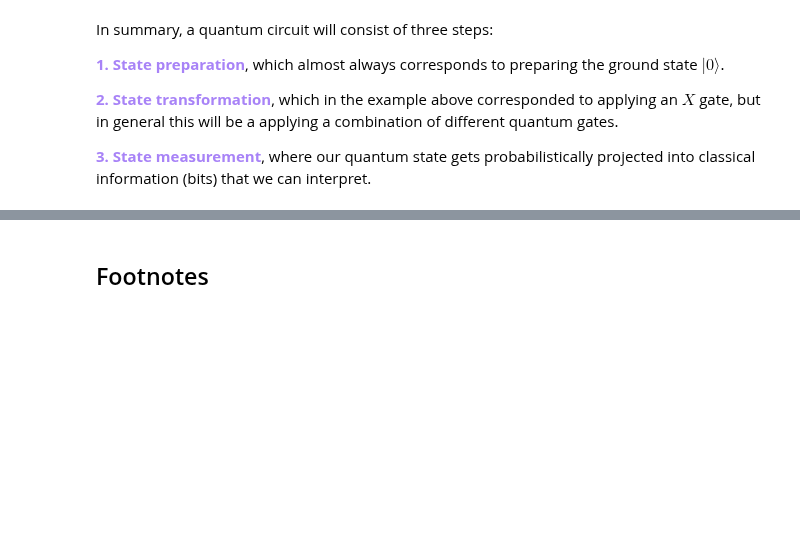
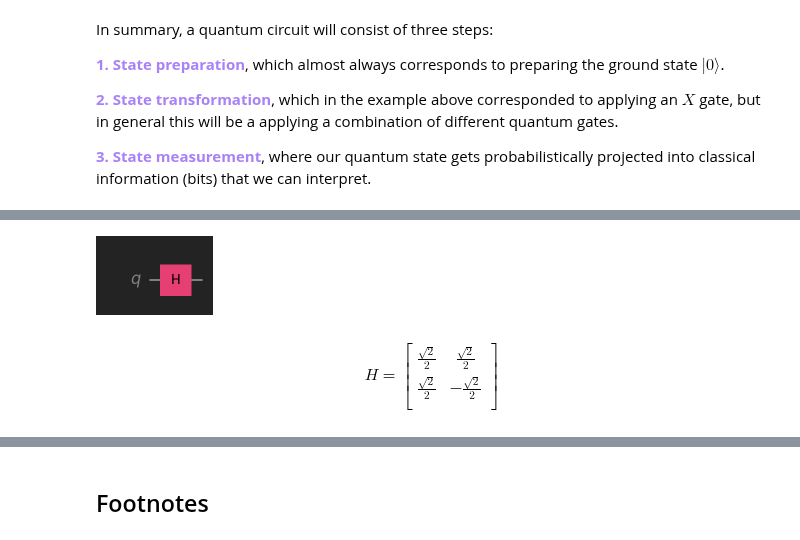
Before and after one commit to learn-quantum/lqc-textbook, a Jupyter notebook: _sources/chapters/02_quantum_computing/02_01_bits_to_qubits.ipynb, the cells around one changed output, grey strips where cells are left out. Cells and saved outputs as stored; diff of their text form; code cells hidden in the pictures; blank space fills up the shorter version.

```diff
--- a/_sources/chapters/02_quantum_computing/02_01_bits_to_qubits.ipynb
+++ b/_sources/chapters/02_quantum_computing/02_01_bits_to_qubits.ipynb
@@ -383,0 +437,17 @@ qc.draw()
+# %%
+qc_h = QuantumCircuit(1)  # Create circuit object with 1 qubitt
+qc_h.h(0)                 # Add H gate to circuit
+qc_h.draw()
+# %% [output]
+[figure, added]
+# %%
+H = Operator(qc_h)
+H.draw('latex', prefix='H =')
+# %% [output]
+$$
+H =
+\begin{bmatrix}
+\frac{\sqrt{2}}{2} & \frac{\sqrt{2}}{2}  \\
+ \frac{\sqrt{2}}{2} & - \frac{\sqrt{2}}{2}  \\
+ \end{bmatrix}
+$$
```
Also changed, not shown: parts of 26 cells of this notebook, 7 other files.
